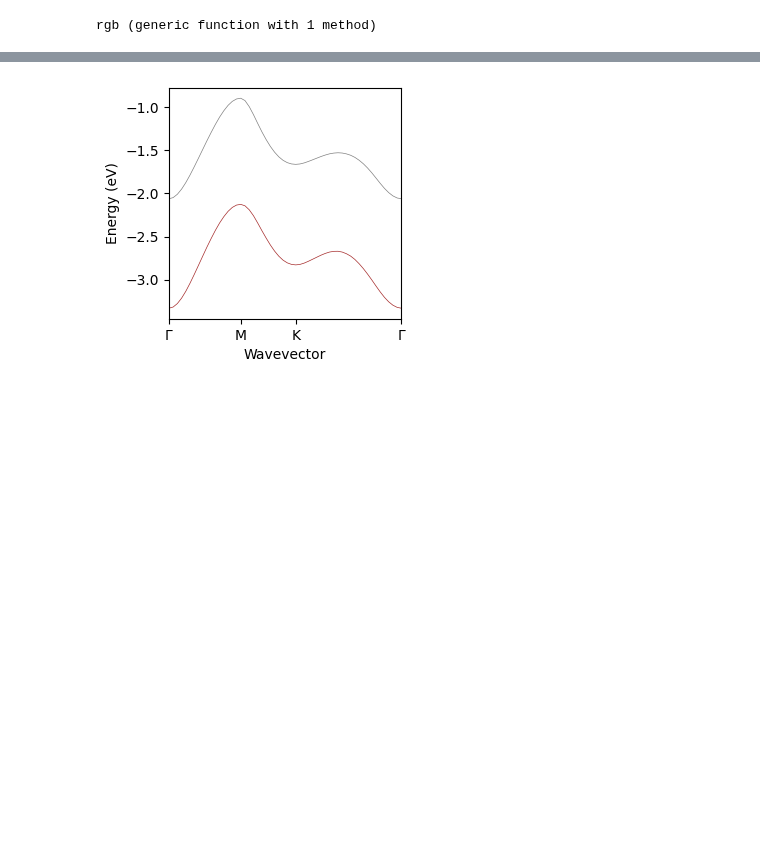
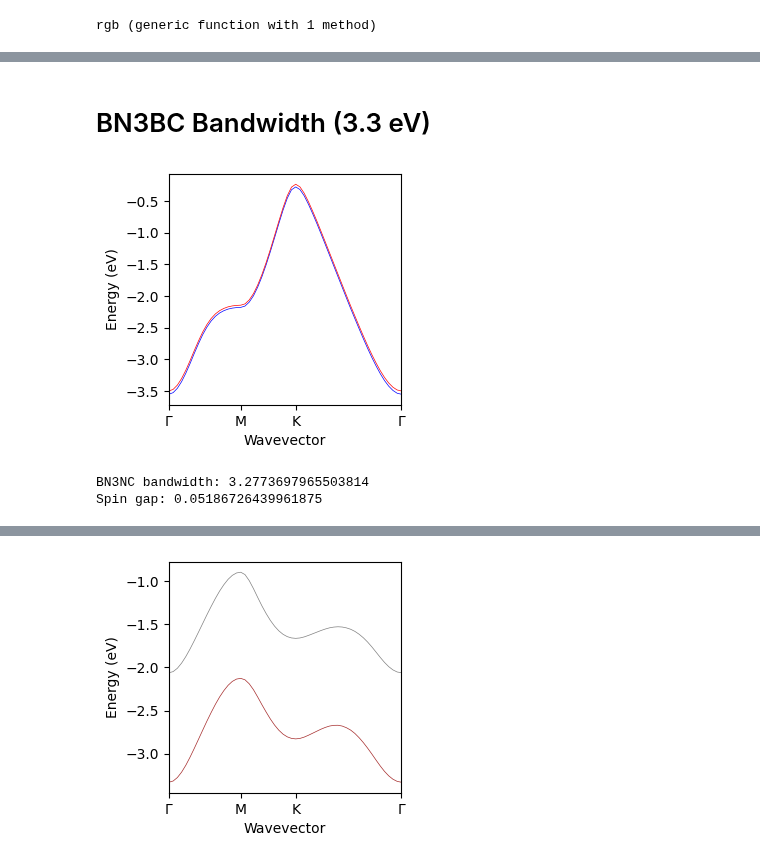
Before and after one commit to AliGhorashiCMT/Plasmons_Paper, a Jupyter notebook: Substitutional_Defects/Figure 1.ipynb, the cells around one changed output, grey strips where cells are left out. Cells and saved outputs as stored; diff of their text form; code cells hidden in the pictures; blank space fills up the shorter version.

```diff
--- a/Substitutional_Defects/Figure 1.ipynb
+++ b/Substitutional_Defects/Figure 1.ipynb
@@ -112,2 +149,17 @@ PyObject <matplotlib.collections.LineCollection object at 0x...>
 # %%
 # Now we report the bandwidths
+# %% [markdown]
+# BN3BC Bandwidth (3.3 eV)
+# %%
+figure(figsize=(3, 3))
+color_up = "blue"
+color_dn = "red"
+plot_bands(bn3bc_dir*"/BN3BC.bands.eigenvals", spin = 2, color_up = color_up, color_dn=color_dn, linewidth=0.5,
+whichbands=[13])
+es_up, es_dn = JJDFTX.bandstruct_properties(bn3bc_dir*"/BN3BC.bands.eigenvals", kpointsfile=bn3bc_dir*"/bandstruct.kpoints",  spin =2);
+println("BN3NC bandwidth: $(es_up[13][2] - es_up[13][1])")
+println("Spin gap: $(es_dn[13][1] - es_up[13][1]) ")
+# %% [output]
+[figure, added]
+BN3NC bandwidth: 3.2773697965503814
+Spin gap: 0.05186726439961875
```
Also changed, not shown: parts of 16 cells of this notebook, 1 other file.
